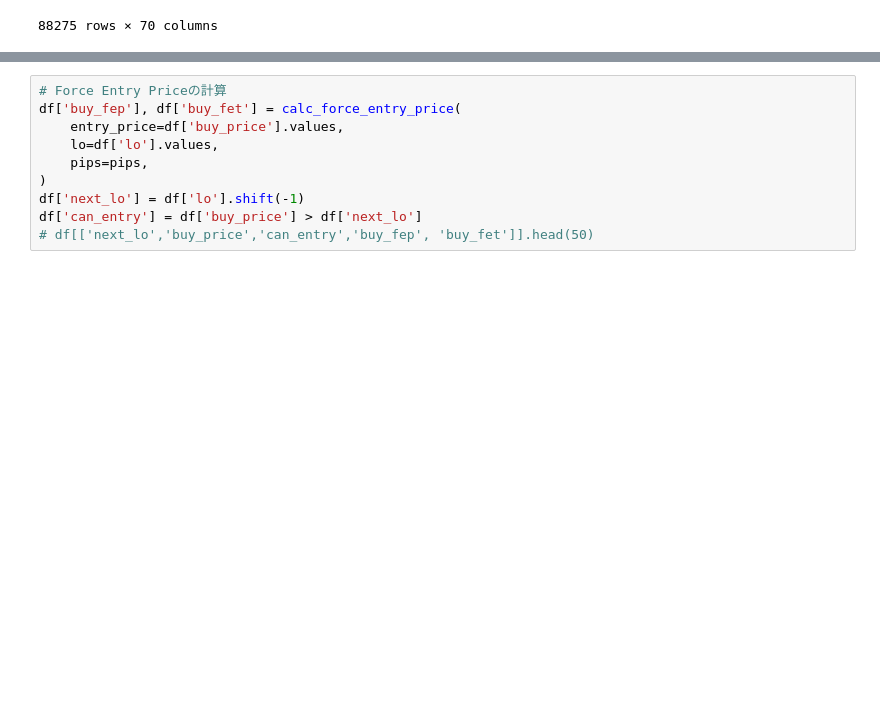
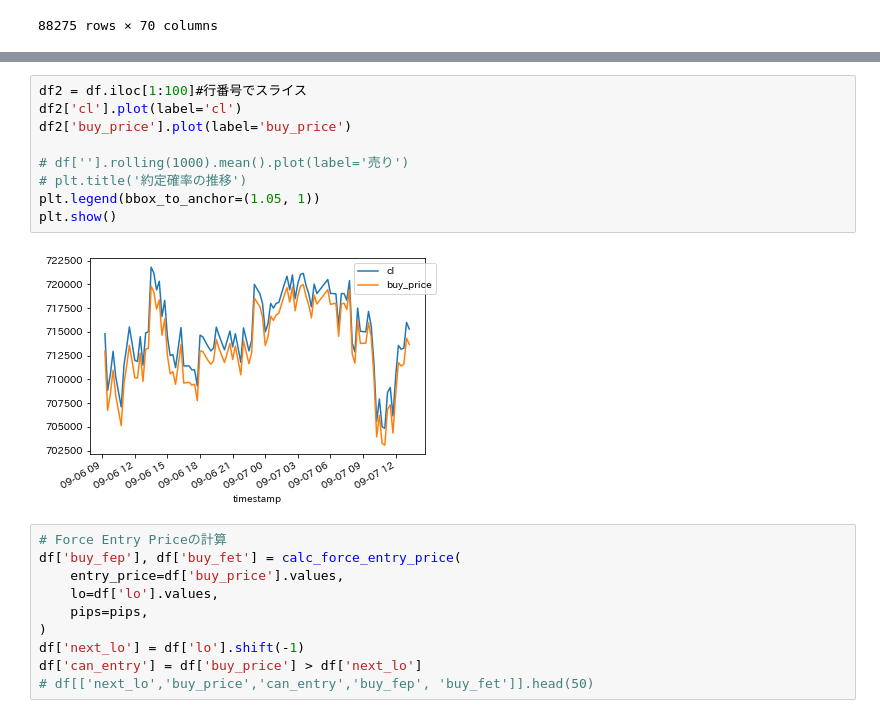
Before and after one commit to n3232/mlbot_tutorial, a Jupyter notebook: work/tutorial.ipynb, the cells around one changed output, grey strips where cells are left out. Cells and saved outputs as stored; diff of their text form; blank space fills up the shorter version.

```diff
--- a/work/tutorial.ipynb
+++ b/work/tutorial.ipynb
@@ -532,3 +542,14 @@ df
+# %%
+df2 = df.iloc[1:100]#行番号でスライス
+df2['cl'].plot(label='cl')
+df2['buy_price'].plot(label='buy_price')
+
+# df[''].rolling(1000).mean().plot(label='売り')
+# plt.title('約定確率の推移')
+plt.legend(bbox_to_anchor=(1.05, 1))
+plt.show()
+# %% [output]
+[figure, added]
 # %%
 # Force Entry Priceの計算
 df['buy_fep'], df['buy_fet'] = calc_force_entry_price(
```
Also changed, not shown: parts of 1 cell of this notebook.
